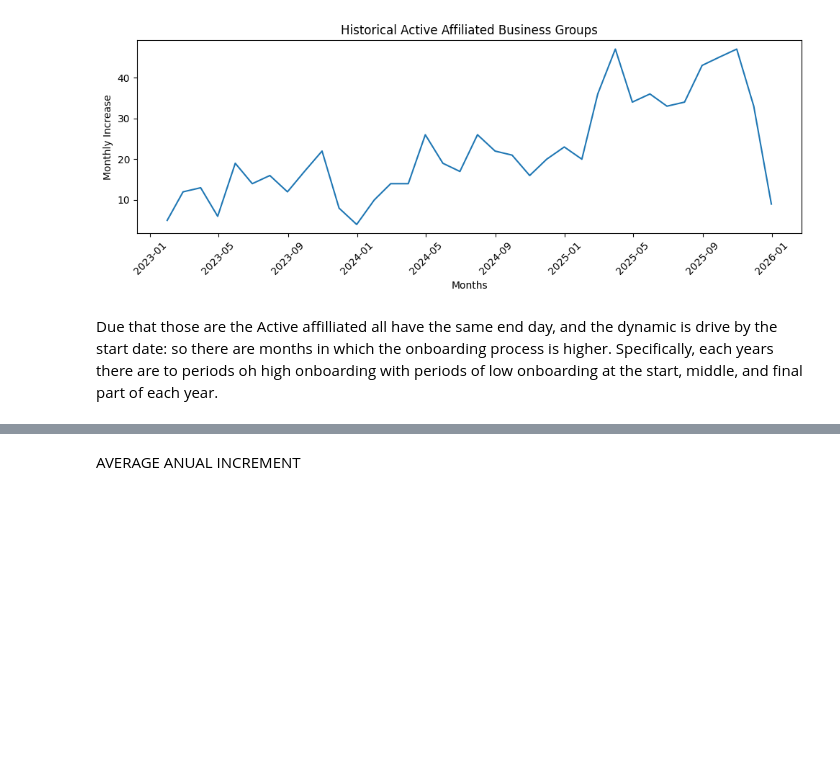
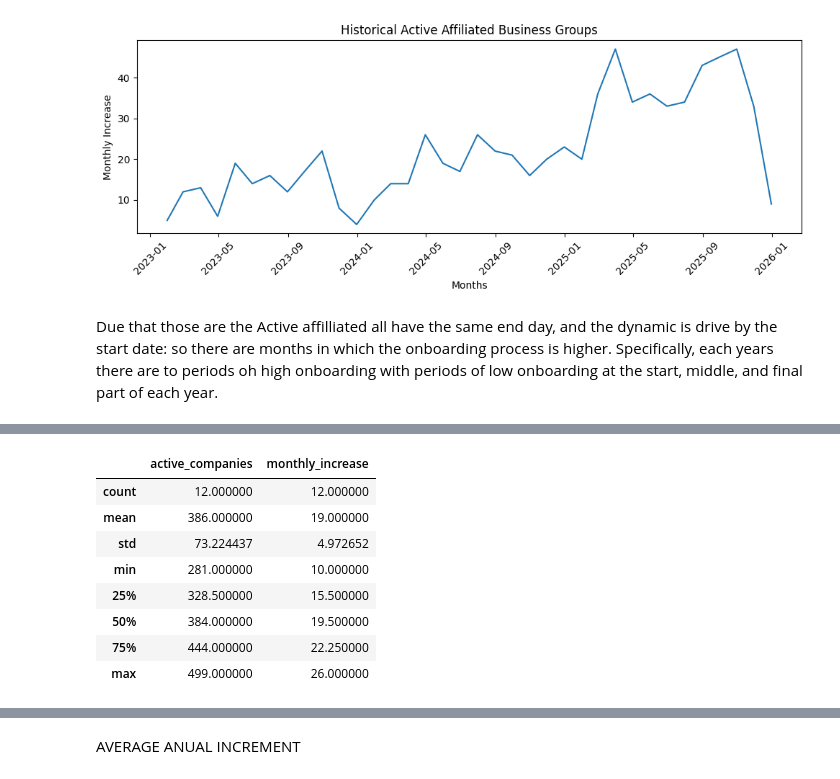
Before and after one commit to LinaMRuizG/Data-Analyst-Automation-Specialist-Test-Trial, a Jupyter notebook: solution.ipynb, the cells around one changed output, grey strips where cells are left out. Saved outputs shown, nothing was run; the diff lists cells and outputs as text; code cells hidden in the pictures; blank space fills up the shorter version.

```diff
--- a/solution.ipynb
+++ b/solution.ipynb
@@ -1191,0 +1313,12 @@ Due that those are the Active affilliated all have the same end day, and the dyn
+# %%
+temporal_series_last_3_y[(temporal_series_last_3_y.index>"2024") & (temporal_series_last_3_y.index<"2025")].describe()
+# %% [output]
+|  | active_companies | monthly_increase |
+| count | 12.000000 | 12.000000 |
+| mean | 386.000000 | 19.000000 |
+| std | 73.224437 | 4.972652 |
+| min | 281.000000 | 10.000000 |
+| 25% | 328.500000 | 15.500000 |
+| 50% | 384.000000 | 19.500000 |
+| 75% | 444.000000 | 22.250000 |
+| max | 499.000000 | 26.000000 |
```
Also changed, not shown: parts of 10 cells of this notebook.
